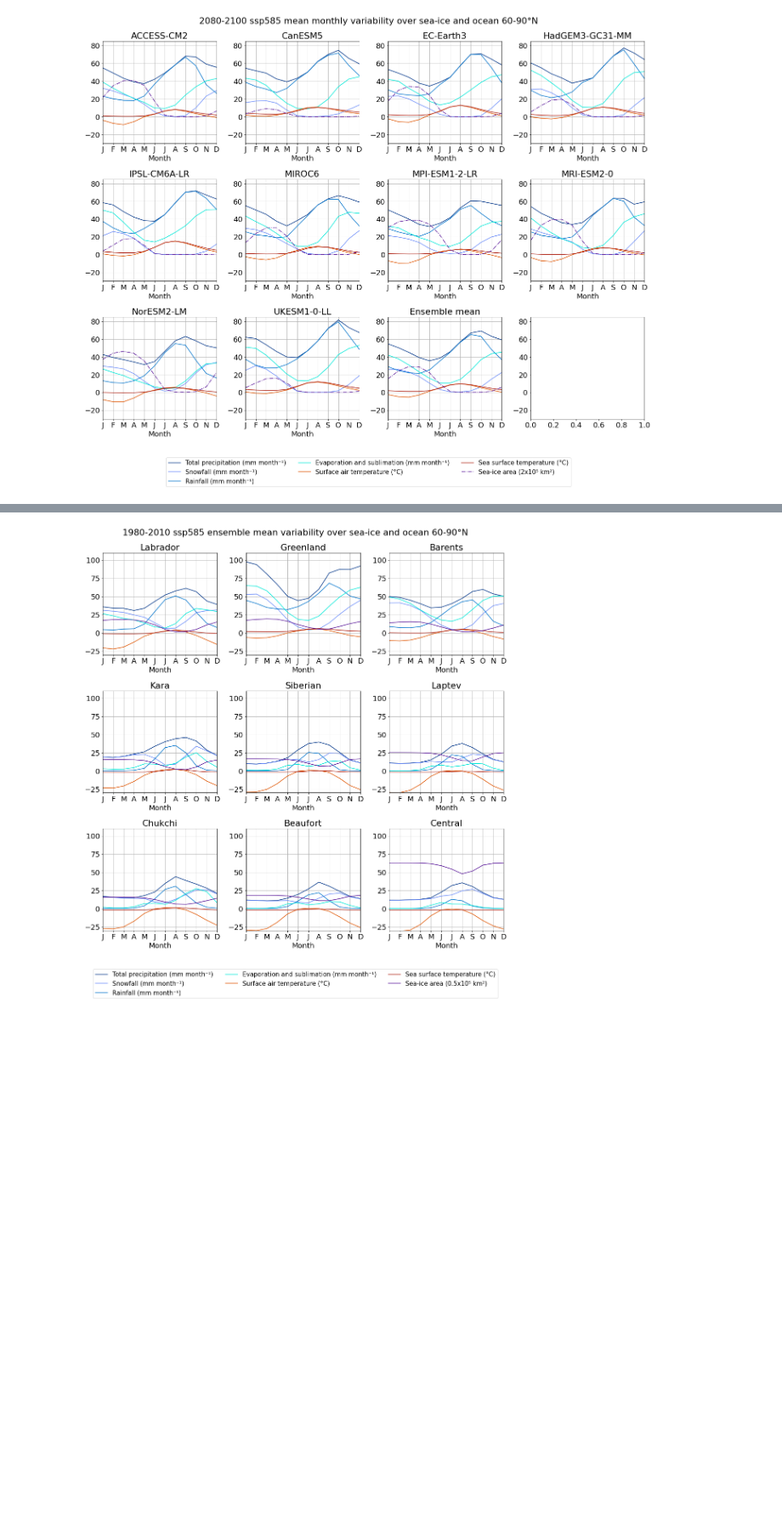
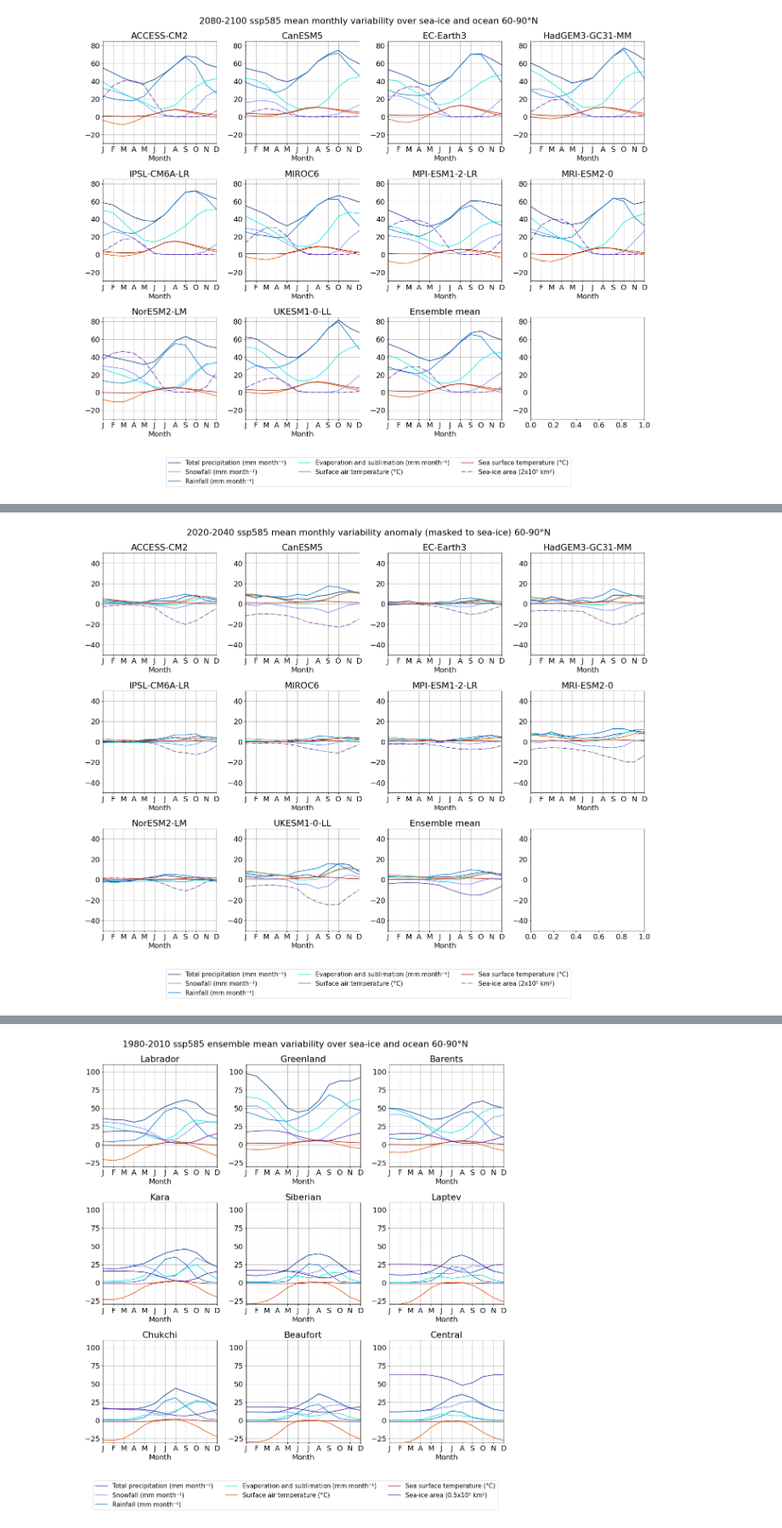
Before and after one commit to hannahwoodward/cmip6-seaice-precipitation, a Jupyter notebook: ensemble-comp.ipynb, the cells around one changed output, grey strips where cells are left out. Shown at 85% size. Drawn from its saved outputs; the diff is of its cells as text; code cells hidden in the pictures; blank space fills up the shorter version.

```diff
--- a/ensemble-comp.ipynb
+++ b/ensemble-comp.ipynb
@@ -317,0 +216,86 @@ for s in time_slices:
+# %%
+import matplotlib.pyplot as plt
+
+def preprocess_data(data, s):
+    slice_data = libs.analysis.climatology_monthly(data, '1980-01-01', '2011-01-01', relative=False)
+    slice_data = slice_data.sel(**s['slice']).groupby('time.month').mean('time', skipna=True)
+    slice_data = libs.ensemble.calc_variable_mean(slice_data)
+
+    return slice_data
+
+
+time_slices_custom = [
+    { 'slice': { 'time': slice('2020-01-01', '2041-01-01') }, 'label': '2020-2040' },
+    { 'slice': { 'time': slice('2040-01-01', '2061-01-01') }, 'label': '2040-2060' },
+    { 'slice': { 'time': slice('2060-01-01', '2081-01-01') }, 'label': '2060-2080' },
+    { 'slice': { 'time': slice('2080-01-01', '2101-01-01') }, 'label': '2080-2100' },
+]
+for s in time_slices_custom:
+    s_label = s['label']
+    arr = []
+
+    for model in ensemble_pr_time_series:
+        slice_pr = preprocess_data(ensemble_pr_time_series, s)
+        slice_pr[model].attrs['label'] = 'Total precipitation (mm month⁻¹)'
+        slice_pr[model].attrs['color'] = '#003488'
+
+        slice_prsn = preprocess_data(ensemble_prsn_time_series, s)
+        slice_prsn[model].attrs['label'] = 'Snowfall (mm month⁻¹)'
+        slice_prsn[model].attrs['color'] = '#6c8dfa'
+
+        slice_prra = preprocess_data(ensemble_prra_time_series, s)
+        slice_prra[model].attrs['label'] = 'Rainfall (mm month⁻¹)'
+        slice_prra[model].attrs['color'] = '#0073cc'
+
+        slice_evspsbl = preprocess_data(ensemble_evspsbl_time_series, s)
+        slice_evspsbl[model].attrs['label'] = 'Evaporation and sublimation (mm month⁻¹)'
+        slice_evspsbl[model].attrs['color'] = '#00e9d8'
+
+        slice_tas = preprocess_data(ensemble_tas_time_series, s)
+        slice_tas[model].attrs['label'] = 'Surface air temperature (°C)'
+        slice_tas[model].attrs['color'] = '#e05400'
+
+        slice_tos = preprocess_data(ensemble_tos_time_series, s)
+        slice_tos[model].attrs['label'] = 'Sea surface temperature (°C)'
+        slice_tos[model].attrs['color'] = '#ae2012'
+
+        slice_siconc = preprocess_data(ensemble_siconc_time_series, s)
+        slice_siconc[model].attrs['label'] = 'Sea-ice area (2x10⁵ km²)'
+        slice_siconc[model].attrs['color'] = '#564592'
+
+#         slice_sithick = preprocess_data(ensemble_sithick_time_series, s)
+#         slice_sithick[model].attrs['label'] = 'Sea-ice thickness (0.1 m)'
+#         slice_sithick[model].attrs['color'] = '#7f2ccb'
+
+#         slice_sisnthick = preprocess_data(ensemble_sisnthick_time_series, s)
+#         slice_sisnthick[model].attrs['label'] = 'Sea-ice snow layer thickness (cm)'
+#         slice_sisnthick[model].attrs['color'] = '#ff84e8'
+
+#         slice_simp = preprocess_data(ensemble_simp_time_series, s)
+#         if model in slice_simp:
+#             slice_simp[model].attrs['label'] = 'Melt pond concentration (%)'
+#             slice_simp[model].attrs['color'] = '#A0948B'
+
+        model_variables = [
+            slice_pr[model],
+            slice_prsn[model],
+            slice_prra[model],
+            slice_evspsbl[model],
+            slice_tas[model],
+            slice_tos[model],
+            slice_siconc[model],
+        ]
+
+        arr.append(model_variables)
+
+    libs.plot.monthly_variability_model(
+        arr,
+        cols=3,
+        legend_below=True,
+        shape=(3, 4),
+        title=f'{s_label} {experiment} mean monthly variability anomaly (masked to sea-ice) 60-90°N',
+        ylabel=time_series_y_label,
+        yrange=(-50, 50),
+    )
+# %% [output]
+[figure, added]
```
Also changed, not shown: parts of 6 cells of this notebook, 1 other file.
